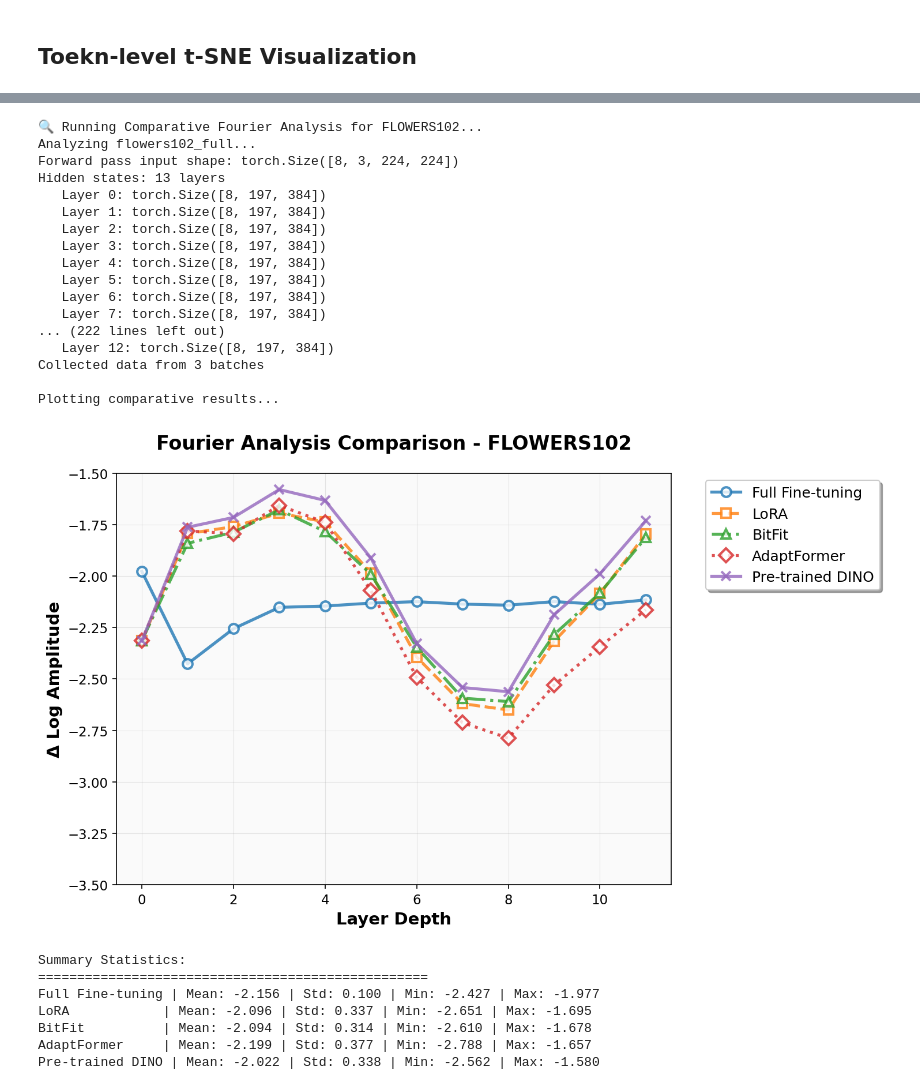
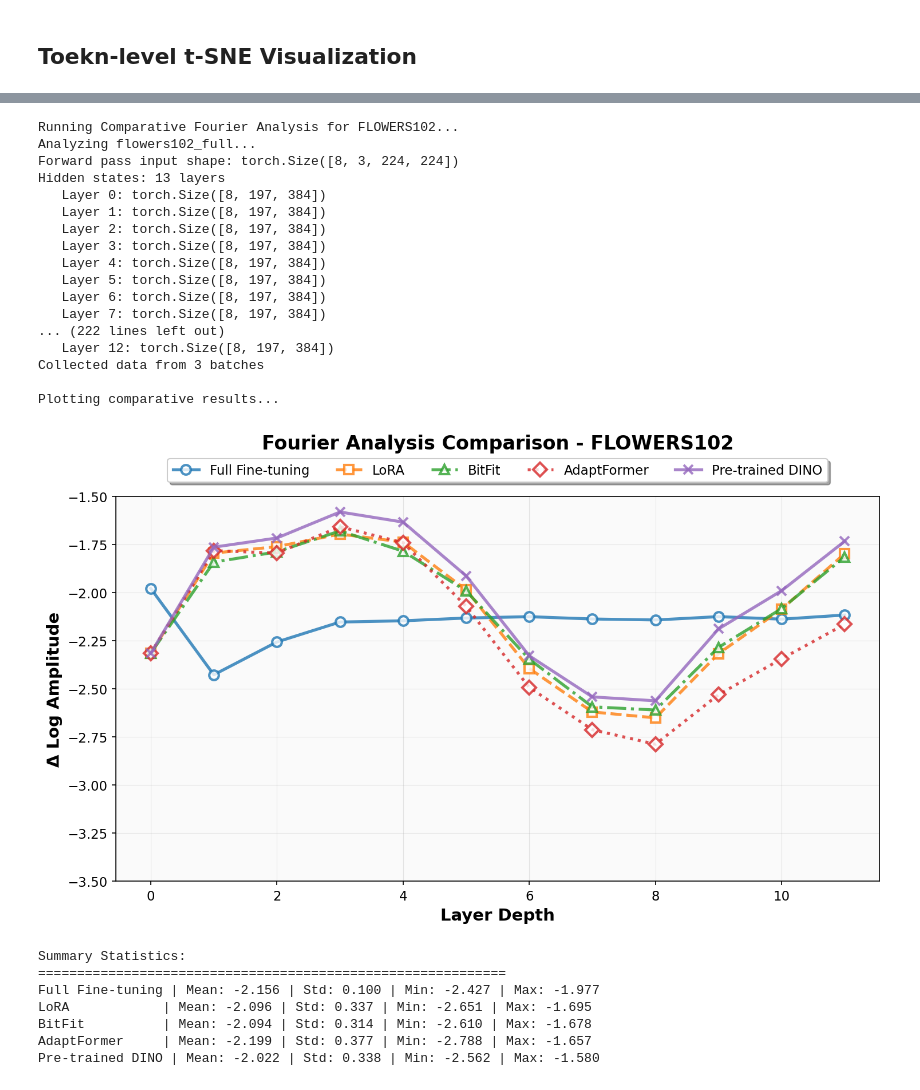
Before and after one commit to RasmussenTobias/ATDLA3-cl-vs-mim, a Jupyter notebook: modified_representation_analysis.ipynb, the cells around one changed output, grey strips where cells are left out. Cells and saved outputs as stored; diff of their text form; code cells hidden in the pictures.

Commit message:
mvoed legend labels to top

```diff
--- a/modified_representation_analysis.ipynb
+++ b/modified_representation_analysis.ipynb
@@ -49,7 +42,7 @@ import torchvision.datasets as datasets
 import torchvision.transforms as transforms
 from utils import subsample
 
-DATASET = "flowers102"  # @param ["cifar100", "flowers102"]
+DATASET = "cifar100"  # @param ["cifar100", "flowers102"]
 METHOD = "pretrained"       # @param ["full", "lora", "adaptformer", "bitfit"]
 
 # Dataset configurations
@@ -723,12 +706,12 @@ if available_models and dataset_test is not None:
         ax.set_xlabel("Layer Depth", fontsize=14, fontweight='bold')
         ax.set_ylabel("Δ Log Amplitude", fontsize=14, fontweight='bold')
         ax.set_title(f"Fourier Analysis Comparison - {DATASET.upper()}",
-                    fontsize=16, fontweight='bold', pad=20)
+                    fontsize=16, fontweight='bold', pad=40)  # Increased pad for legend space
 
-        # Add grid and legend
+        # Add grid and legend - UPDATED: Legend on top, single row
         ax.grid(True, alpha=0.3, linestyle='-', linewidth=0.5)
-        ax.legend(fontsize=12, frameon=True, fancybox=True, shadow=True,
-                 bbox_to_anchor=(1.05, 1), loc='upper left')
+        ax.legend(fontsize=11, frameon=True, fancybox=True, shadow=True,
+                 bbox_to_anchor=(0.5, 1.02), loc='lower center', ncol=len(results))
 
         # Set axis limits and styling
         ax.set_ylim(top=-1.5, bottom=-3.5)
@@ -742,43 +725,43 @@ if available_models and dataset_test is not None:
 
         # Print summary statistics
         print("\nSummary Statistics:")
-        print("=" * 50)
+        print("=" * 60)
         for method, fourier_avg in results.items():
             final_values = fourier_avg[:, -1].cpu().numpy()
             print(f"{method_styles[method]['label']:15} | "
                   f"Mean: {final_values.mean():.3f} | "
                   f"Std: {final_values.std():.3f} | "
                   f"Min: {final_values.min():.3f} | "
                   f"Max: {final_values.max():.3f}")
 
     else:
         print("No valid results collected for comparison")
 
 else:
     print("Cannot run comparative analysis - missing models or dataset")
     print(f"Available models: {list(available_models.keys()) if available_models else 'None'}")
     print(f"Dataset available: {dataset_test is not None}")
 # %% [output]
-🔍 Running Comparative Fourier Analysis for FLOWERS102...
+Running Comparative Fourier Analysis for FLOWERS102...
 Analyzing flowers102_full...
 Forward pass input shape: torch.Size([8, 3, 224, 224])
 Hidden states: 13 layers
    Layer 0: torch.Size([8, 197, 384])
    Layer 1: torch.Size([8, 197, 384])
    Layer 2: torch.Size([8, 197, 384])
    Layer 3: torch.Size([8, 197, 384])
    Layer 4: torch.Size([8, 197, 384])
    Layer 5: torch.Size([8, 197, 384])
    Layer 6: torch.Size([8, 197, 384])
    Layer 7: torch.Size([8, 197, 384])
 ... (222 lines left out)
    Layer 12: torch.Size([8, 197, 384])
 Collected data from 3 batches
 
 Plotting comparative results...
-[figure, old version]
+[figure, new version]
 Summary Statistics:
-==================================================
+============================================================
 Full Fine-tuning | Mean: -2.156 | Std: 0.100 | Min: -2.427 | Max: -1.977
 LoRA            | Mean: -2.096 | Std: 0.337 | Min: -2.651 | Max: -1.695
 BitFit          | Mean: -2.094 | Std: 0.314 | Min: -2.610 | Max: -1.678
```
Also changed, not shown: parts of 4 cells of this notebook, 1 other file.
